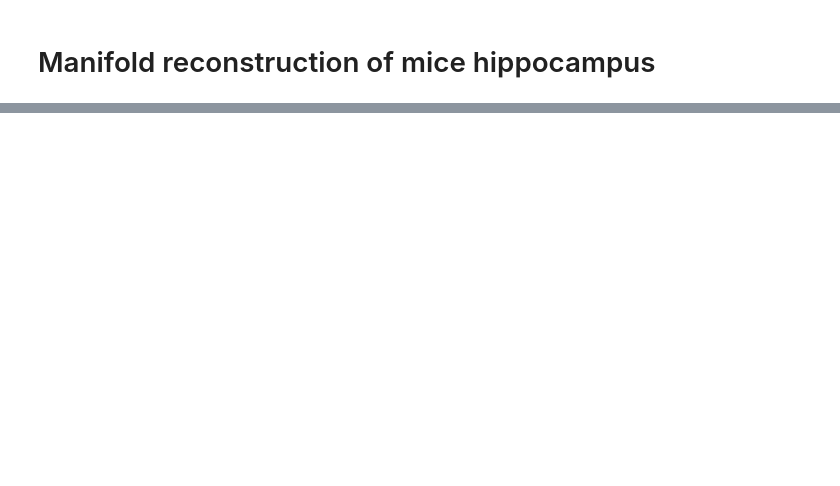
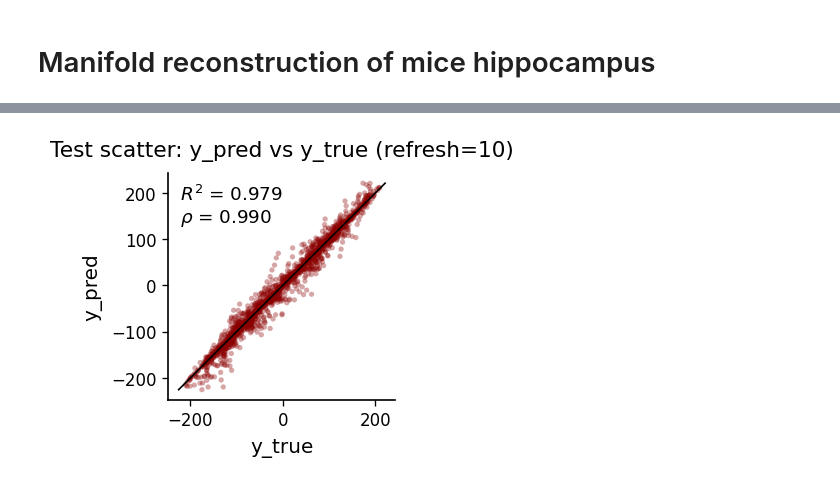
Before and after one commit to erfanzabeh/StocasticDiffEq_Simulation, a Jupyter notebook: docs/tutorials/mouse.ipynb, the cells around one changed output, grey strips where cells are left out. Cells and saved outputs as stored; diff of their text form; code cells hidden in the pictures; blank space fills up the shorter version.

```diff
--- a/docs/tutorials/mouse.ipynb
+++ b/docs/tutorials/mouse.ipynb
@@ -364,0 +190,23 @@ NameError: name 'color_main' is not defined
+# %%
+def plot_scatter(y_true, y_pred, refresh, color_main="black", color_alt="darkred"):
+    fig, ax = plt.subplots(figsize=(3, 3))
+    ax.scatter(y_true, y_pred, c=color_alt, alpha=0.35, s=10, edgecolors="none")
+    vmin, vmax = min(np.min(y_true), np.min(y_pred)), max(np.max(y_true), np.max(y_pred))
+    ax.plot([vmin, vmax], [vmin, vmax], color=color_main, lw=1)
+    yt = y_true - np.mean(y_true)
+    yp = y_pred - np.mean(y_pred)
+    corr = float((yt @ yp) / np.sqrt((yt @ yt) * (yp @ yp) + 1e-12))
+    ss_res = np.sum((y_true - y_pred)**2)
+    ss_tot = np.sum((y_true - np.mean(y_true))**2)
+    r2 = 1 - ss_res / (ss_tot + 1e-12)
+    ax.text(0.05, 0.95, f"$R^2$ = {r2:.3f}\n$\\rho$ = {corr:.3f}",
+            transform=ax.transAxes, ha='left', va='top', fontsize=11,
+            bbox=dict(facecolor="white", edgecolor="none", alpha=0.7, boxstyle="round"))
+    ax.set_aspect('equal', adjustable='box')
+    prettify(ax, title=f"Test scatter: y_pred vs y_true (refresh={refresh})", xlabel="y_true", ylabel="y_pred")
+    plt.tight_layout()
+    plt.show()
+
+plot_scatter(y[ntr:], yhat_ctrl, REFRESH_EVERY)
+# %% [output]
+[figure, added]
```
Also changed, not shown: parts of 15 cells of this notebook, 1 other file.
